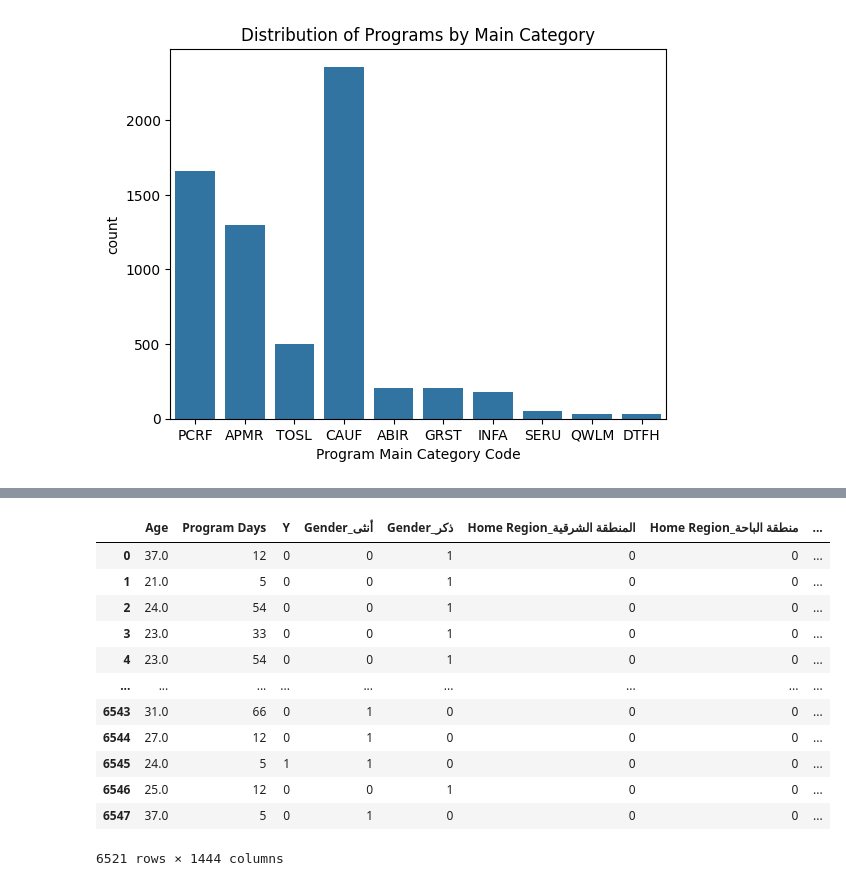
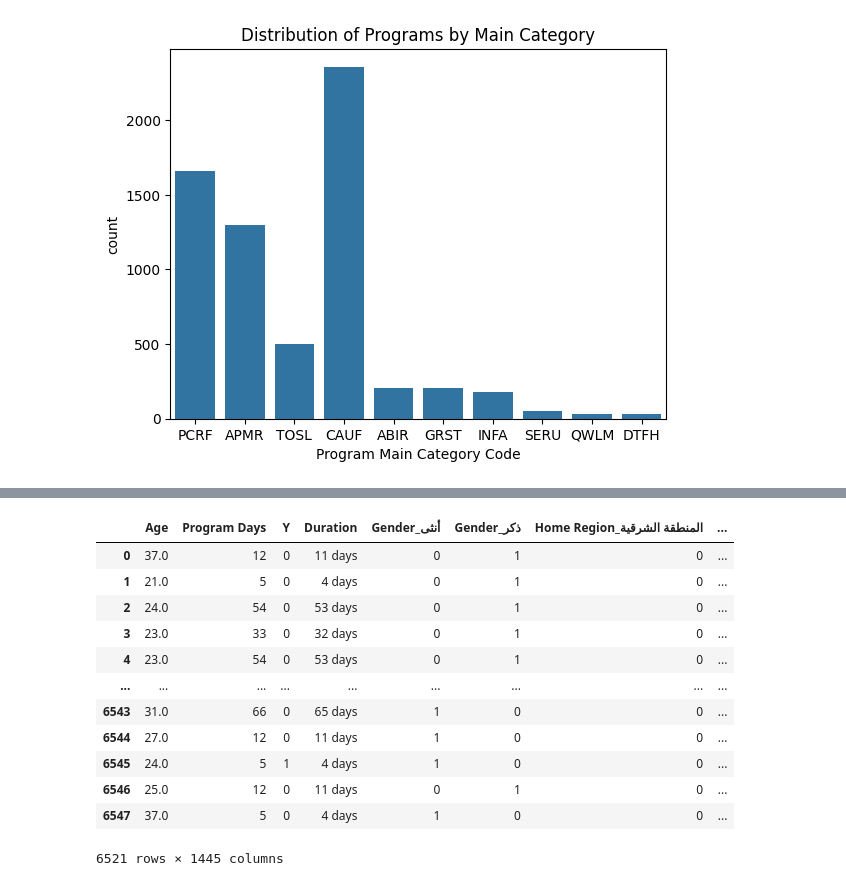
Before and after one commit to Hj-lh/TuwaiqChallenge, a Jupyter notebook: TUWAIQ_Challenge.ipynb, the cells around one changed output, grey strips where cells are left out. Cells and saved outputs as stored; diff of their text form; code cells hidden in the pictures.

```diff
--- a/TUWAIQ_Challenge.ipynb
+++ b/TUWAIQ_Challenge.ipynb
@@ -108,3 +108,18 @@ age_median = df_cleaned['Age'].median()
 df_cleaned['Age'] = df_cleaned['Age'].fillna(age_median)
 
 df_cleaned.dropna(subset=['Level of Education'], inplace=True)
+
+age_median = test_cleaned['Age'].median()
+test_cleaned['Age'] = test_cleaned['Age'].fillna(age_median)
+
+test_cleaned.dropna(subset=['Level of Education'], inplace=True)
+# %%
+mode_imputer = SimpleImputer(strategy='most_frequent')
+df_cleaned['Education Speaciality'] = mode_imputer.fit_transform(df_cleaned[['Education Speaciality']])
+test_cleaned['Education Speaciality'] = mode_imputer.fit_transform(test_cleaned[['Education Speaciality']])
+
+median_imputer = SimpleImputer(strategy='median')
+df_cleaned['University Degree Score'] = median_imputer.fit_transform(df_cleaned[['University Degree Score']])
+df_cleaned['University Degree Score System'] = median_imputer.fit_transform(df_cleaned[['University Degree Score System']])
+test_cleaned['University Degree Score'] = median_imputer.fit_transform(test_cleaned[['University Degree Score']])
+test_cleaned['University Degree Score System'] = median_imputer.fit_transform(test_cleaned[['University Degree Score System']])
@@ -185,0 +201,22 @@ plt.show()
+# %%
+df_cleaned['Program Start Date'] = pd.to_datetime(df_cleaned['Program Start Date'])
+df_cleaned['Program End Date'] = pd.to_datetime(df_cleaned['Program End Date'])
+
+# Basic Analysis
+## Range
+start_date_range = df_cleaned['Program Start Date'].min(), df_cleaned['Program Start Date'].max()
+end_date_range = df_cleaned['Program End Date'].min(), df_cleaned['Program End Date'].max()
+
+## Duration
+df_cleaned['Duration'] = df_cleaned['Program End Date'] - df_cleaned['Program Start Date']
+
+## Frequency (Example: Count how many times each start date appears)
+start_date_frequency = df_cleaned['Program Start Date'].value_counts()
+
+print(f"Start Date Range: {start_date_range}")
+print(f"End Date Range: {end_date_range}")
+print(f"\nSample Durations:\n{df_cleaned['Duration'].head()}")
+print(f"\nStart Date Frequency:\n{start_date_frequency.head()}")
+sns.lineplot(x='Program Start Date', y='Y', data=df_cleaned)
+plt.title('Program Start Dates and Completion')
+plt.show()
@@ -195,6 +289,9 @@ for col in categorical_columns:
     one_hot = pd.get_dummies(df_cleaned[col], prefix=col)
     df_cleaned = pd.concat([df_cleaned, one_hot], axis=1)
     df_cleaned.drop(col, axis=1, inplace=True)
+    one_hot = pd.get_dummies(test_cleaned[col], prefix=col)
+    test_cleaned = pd.concat([test_cleaned, one_hot], axis=1)
+    test_cleaned.drop(col, axis=1, inplace=True)
 df_cleaned
 # %% [output]
 |  | Student ID | Age | Program ID | Program Start Date | Program End Date | Program Days | Y | ... |
@@ -213,18 +310,20 @@ df_cleaned
 # %%
 columnToDrob =['Program ID','Student ID','Program Start Date','Program End Date']
 df_cleaned = df_cleaned.drop(columns=columnToDrob, axis=1)
+test_cleaned = test_cleaned.drop(columns=columnToDrob, axis=1)
+
 df_cleaned
 # %% [output]
-|  | Age | Program Days | Y | Gender_أنثى | Gender_ذكر | Home Region_المنطقة الشرقية | Home Region_منطقة الباحة | ... |
-| 0 | 37.0 | 12 | 0 | 0 | 1 | 0 | 0 | ... |
-| 1 | 21.0 | 5 | 0 | 0 | 1 | 0 | 0 | ... |
-| 2 | 24.0 | 54 | 0 | 0 | 1 | 0 | 0 | ... |
-| 3 | 23.0 | 33 | 0 | 0 | 1 | 0 | 0 | ... |
-| 4 | 23.0 | 54 | 0 | 0 | 1 | 0 | 0 | ... |
+|  | Age | Program Days | Y | Duration | Gender_أنثى | Gender_ذكر | Home Region_المنطقة الشرقية | ... |
+| 0 | 37.0 | 12 | 0 | 11 days | 0 | 1 | 0 | ... |
+| 1 | 21.0 | 5 | 0 | 4 days | 0 | 1 | 0 | ... |
+| 2 | 24.0 | 54 | 0 | 53 days | 0 | 1 | 0 | ... |
+| 3 | 23.0 | 33 | 0 | 32 days | 0 | 1 | 0 | ... |
+| 4 | 23.0 | 54 | 0 | 53 days | 0 | 1 | 0 | ... |
 | ... | ... | ... | ... | ... | ... | ... | ... | ... |
-| 6543 | 31.0 | 66 | 0 | 1 | 0 | 0 | 0 | ... |
-| 6544 | 27.0 | 12 | 0 | 1 | 0 | 0 | 0 | ... |
-| 6545 | 24.0 | 5 | 1 | 1 | 0 | 0 | 0 | ... |
-| 6546 | 25.0 | 12 | 0 | 0 | 1 | 0 | 0 | ... |
-| 6547 | 37.0 | 5 | 0 | 1 | 0 | 0 | 0 | ... |
+| 6543 | 31.0 | 66 | 0 | 65 days | 1 | 0 | 0 | ... |
+| 6544 | 27.0 | 12 | 0 | 11 days | 1 | 0 | 0 | ... |
+| 6545 | 24.0 | 5 | 1 | 4 days | 1 | 0 | 0 | ... |
+| 6546 | 25.0 | 12 | 0 | 11 days | 0 | 1 | 0 | ... |
+| 6547 | 37.0 | 5 | 0 | 4 days | 1 | 0 | 0 | ... |
-6521 rows × 1444 columns
+6521 rows × 1445 columns
```
Also changed, not shown: parts of 25 cells of this notebook.
